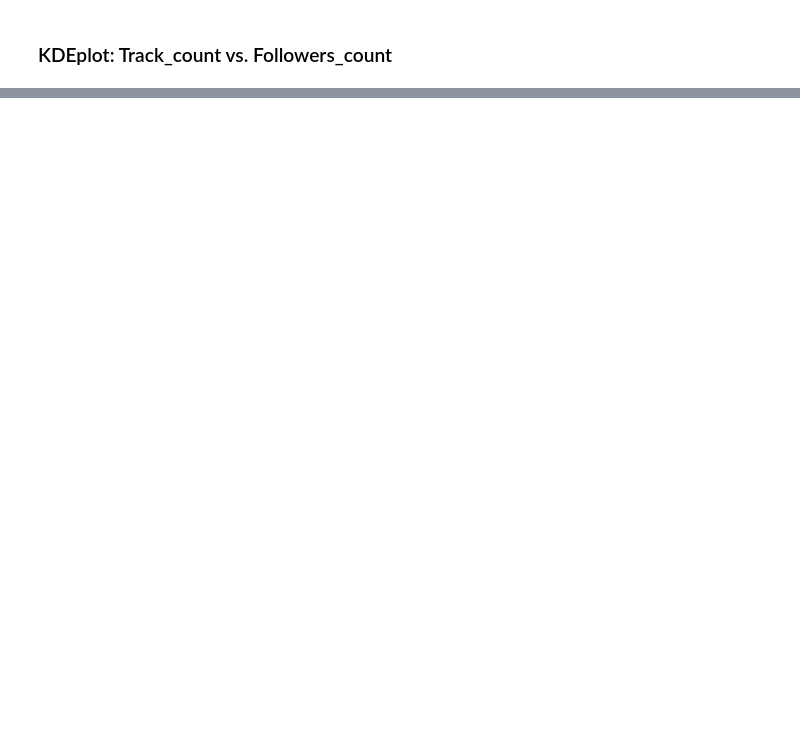
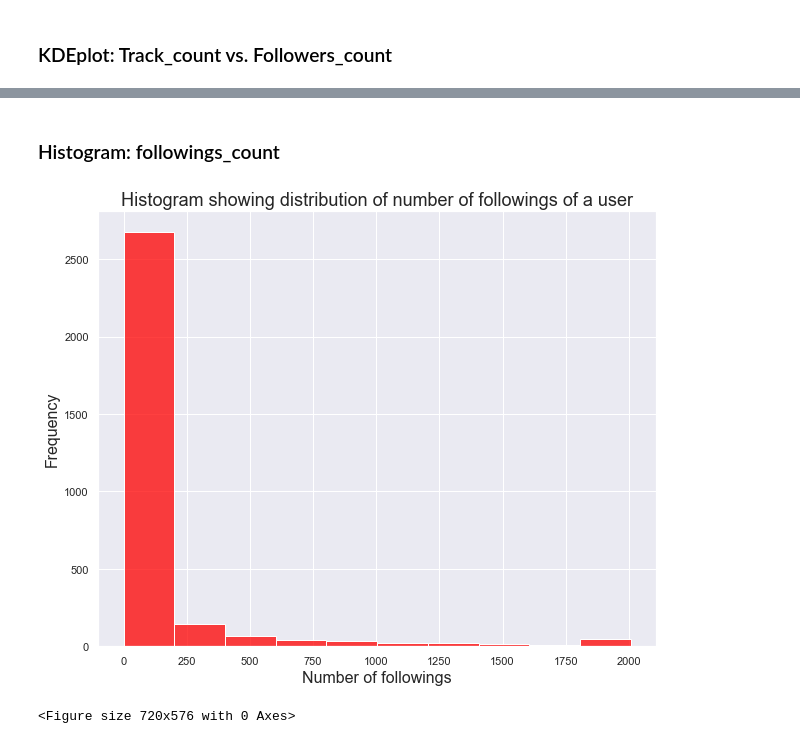
Before and after one commit to machung2001/SoundCloud, a Jupyter notebook: src/users_plotCharts.ipynb, the cells around one changed output, grey strips where cells are left out. Saved outputs shown, nothing was run; the diff lists cells and outputs as text; code cells hidden in the pictures; blank space fills up the shorter version.

```diff
--- a/src/users_plotCharts.ipynb
+++ b/src/users_plotCharts.ipynb
@@ -45,0 +50,14 @@ ax.set_title("Relationship between Track count and Followers count",size = 14);
+# %% [markdown]
+### Histogram: followings_count
+# %%
+sns.set(style="darkgrid")
+sns.histplot(data=df['followings_count'], kde=False, color='red', bins=10)
+sns.set(rc={'figure.figsize':(10,8)})
+plt.title('Histogram showing distribution of number of followings of a user', fontsize=18)
+plt.xlabel('Number of followings', fontsize=16)
+plt.ylabel('Frequency', fontsize=16)
+plt.show()
+plt.clf()
+# %% [output]
+[figure, added]
+<Figure size 720x576 with 0 Axes>
```
Also changed, not shown: parts of 4 cells of this notebook, 4 other files.
